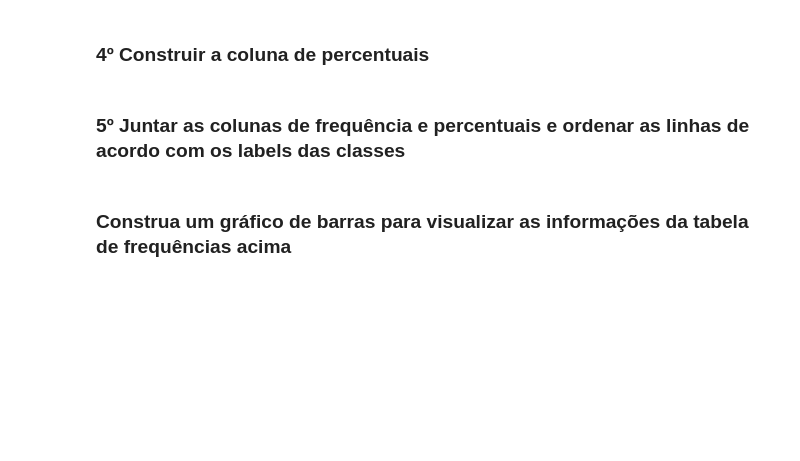
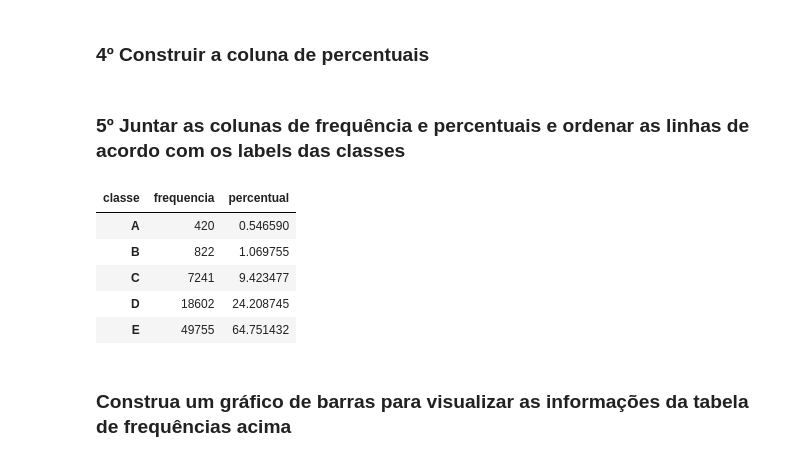
Before and after one commit to strawndri/estatistica-com-python, a Jupyter notebook: Notebooks/analise_descritiva.ipynb, the cells around one changed output. Saved outputs shown, nothing was run; the diff lists cells and outputs as text; code cells hidden in the pictures; blank space fills up the shorter version.

```diff
--- a/Notebooks/analise_descritiva.ipynb
+++ b/Notebooks/analise_descritiva.ipynb
@@ -158,2 +194,4 @@ Para construir as classes de renda considere que o salário mínimo na época da
+# %%
+classes = [0, 1576, 3940, 11820, 19700, 200000]
 # %% [markdown]
 ### 2º Definir os labels das classes
@@ -164,4 +217,17 @@ Para construir as classes de renda considere que o salário mínimo na época da
 # %% [markdown]
 ### 5º Juntar as colunas de frequência e percentuais e ordenar as linhas de acordo com os labels das classes
+# %%
+df_renda = pd.DataFrame({'frequencia': frequencia, 'percentual': percentual})
+df_renda.sort_index(ascending = False, inplace = True)
+df_renda.rename_axis('classe', axis = 'columns', inplace = True)
+
+df_renda
+# %% [output]
+| classe | frequencia | percentual |
+| A | 420 | 0.546590 |
+| B | 822 | 1.069755 |
+| C | 7241 | 9.423477 |
+| D | 18602 | 24.208745 |
+| E | 49755 | 64.751432 |
 # %% [markdown]
 ### Construa um gráfico de barras para visualizar as informações da tabela de frequências acima
```
Also changed, not shown: parts of 10 cells of this notebook.
